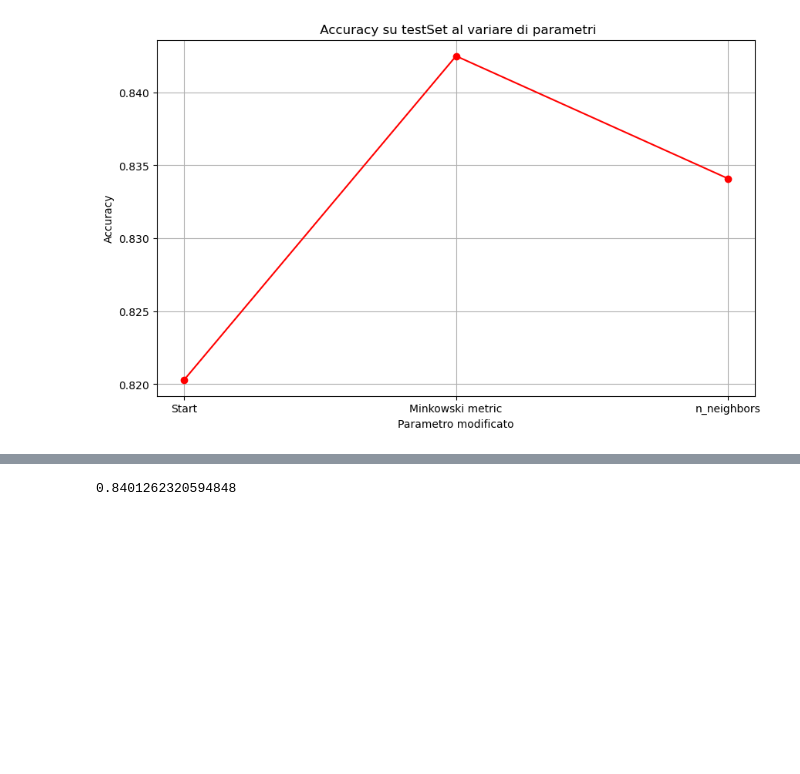
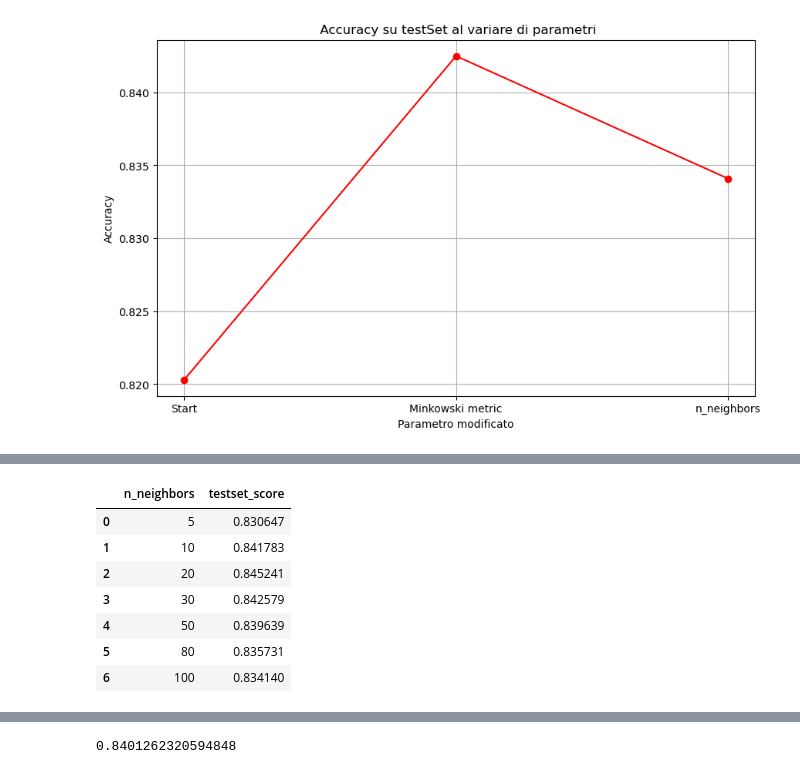
Before and after one commit to RagnOh/ProgettoMLDM, a Jupyter notebook: ClusterClassification/K-Neighbors.ipynb, the cells around one changed output, grey strips where cells are left out. Saved outputs shown, nothing was run; the diff lists cells and outputs as text; code cells hidden in the pictures; blank space fills up the shorter version.

```diff
--- a/ClusterClassification/K-Neighbors.ipynb
+++ b/ClusterClassification/K-Neighbors.ipynb
@@ -78,0 +108,12 @@ plt.show()
+# %%
+KNN_test_scores = pd.DataFrame(KNN_results, columns=['n_neighbors','testset_score'])
+KNN_test_scores
+# %% [output]
+|  | n_neighbors | testset_score |
+| 0 | 5 | 0.830647 |
+| 1 | 10 | 0.841783 |
+| 2 | 20 | 0.845241 |
+| 3 | 30 | 0.842579 |
+| 4 | 50 | 0.839639 |
+| 5 | 80 | 0.835731 |
+| 6 | 100 | 0.834140 |
```
Also changed, not shown: parts of 16 cells of this notebook, 10 other files.
